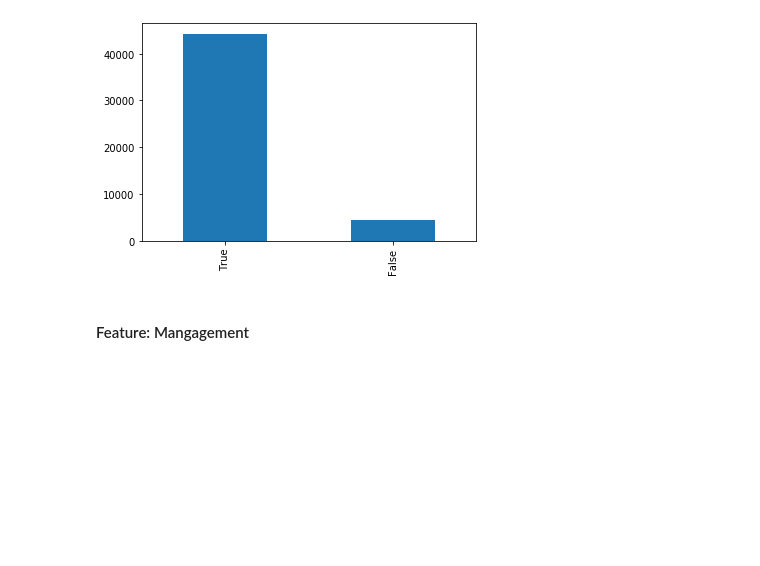
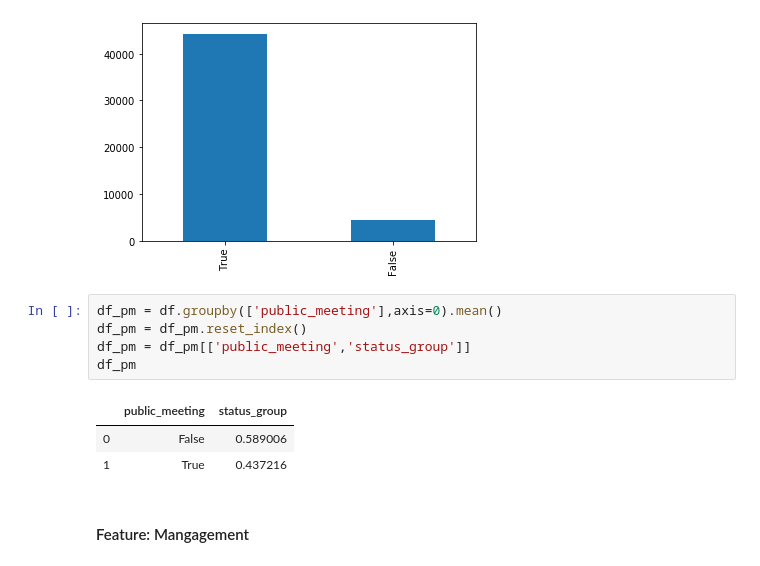
Before and after one commit to rashidbaset/Module3_Project, a Jupyter notebook: Notebooks/EDA.ipynb, the cells around one changed output. Saved outputs shown, nothing was run; the diff lists cells and outputs as text; blank space fills up the shorter version.

```diff
--- a/Notebooks/EDA.ipynb
+++ b/Notebooks/EDA.ipynb
@@ -226,6 +206,15 @@ df.public_meeting.value_counts().plot(kind='bar')
 # %% [output]
 <matplotlib.axes._subplots.AxesSubplot at 0x...>
 [figure]
+# %%
+df_pm = df.groupby(['public_meeting'],axis=0).mean()
+df_pm = df_pm.reset_index()
+df_pm = df_pm[['public_meeting','status_group']]
+df_pm
+# %% [output]
+|  | public_meeting | status_group |
+| 0 | False | 0.589006 |
+| 1 | True | 0.437216 |
 # %% [markdown]
 #### Feature: Mangagement
 # %% [markdown]
```
Also changed, not shown: parts of 7 cells of this notebook.
